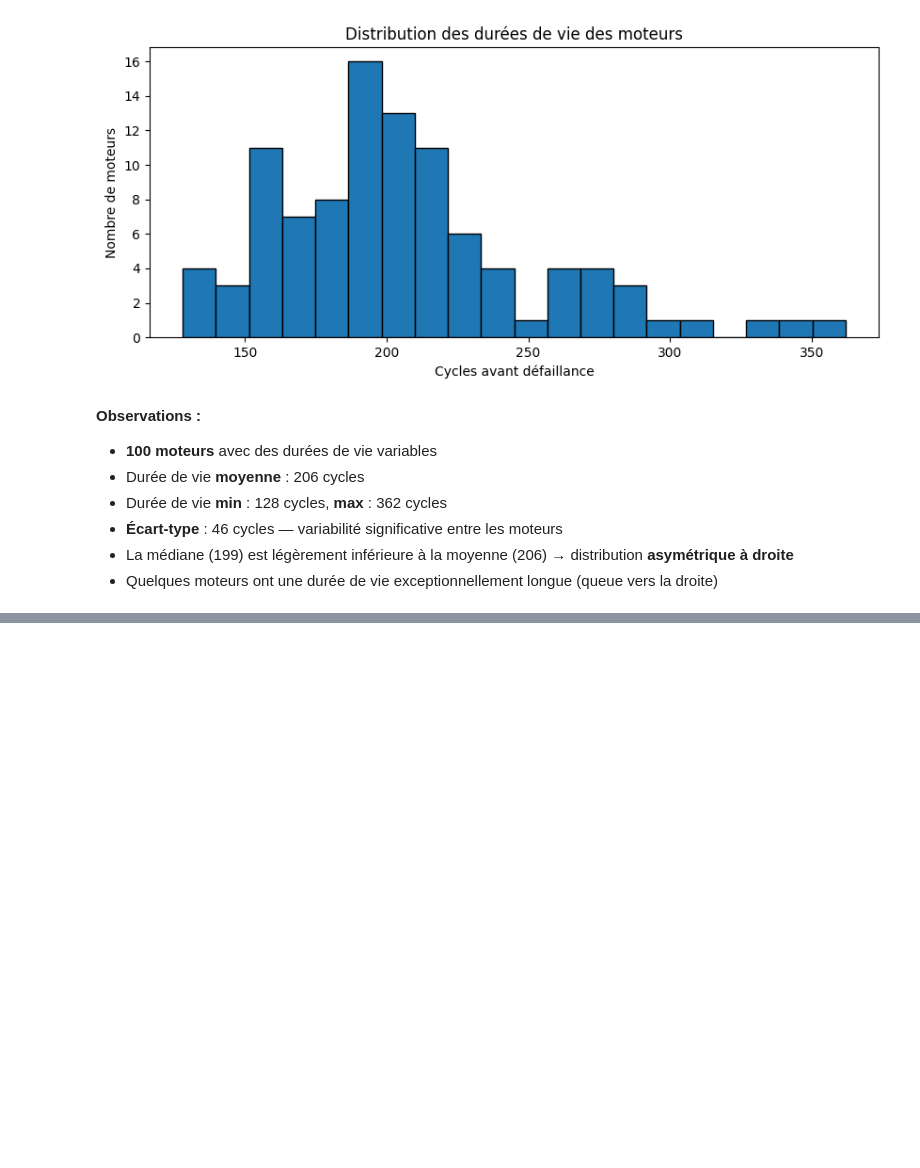
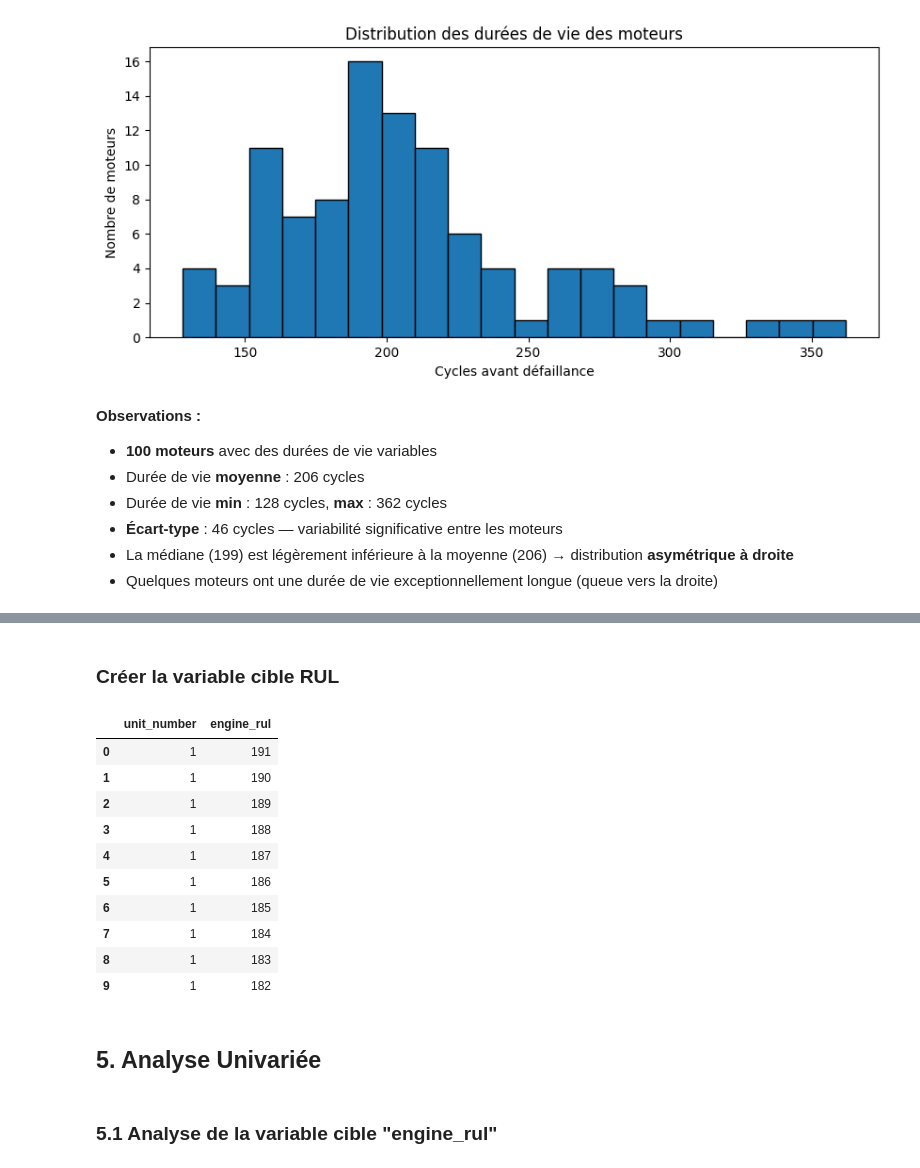
Before and after one commit to SimonGallien/nasa-turbofan-rul, a Jupyter notebook: notebooks/01_eda.ipynb, the cells around one changed output, grey strips where cells are left out. Cells and saved outputs as stored; diff of their text form; code cells hidden in the pictures; blank space fills up the shorter version.

Commit message:
eda: Analyse de la target RUL

```diff
--- a/notebooks/01_eda.ipynb
+++ b/notebooks/01_eda.ipynb
@@ -162,0 +206,22 @@ plt.show()
+# %% [markdown]
+### Créer la variable cible RUL
+# %%
+df_train["engine_rul"] = df_train.groupby("unit_number")["time_cycles"].transform("max") - df_train["time_cycles"]
+
+df_train[["unit_number", "engine_rul"]].head(10)
+# %% [output]
+|  | unit_number | engine_rul |
+| 0 | 1 | 191 |
+| 1 | 1 | 190 |
+| 2 | 1 | 189 |
+| 3 | 1 | 188 |
+| 4 | 1 | 187 |
+| 5 | 1 | 186 |
+| 6 | 1 | 185 |
+| 7 | 1 | 184 |
+| 8 | 1 | 183 |
+| 9 | 1 | 182 |
+# %% [markdown]
+## 5. Analyse Univariée <a id="univariate-analysis"></a>
+# %% [markdown]
+### 5.1 Analyse de la variable cible "engine_rul"
```
Also changed, not shown: parts of 15 cells of this notebook, 1 other file.
